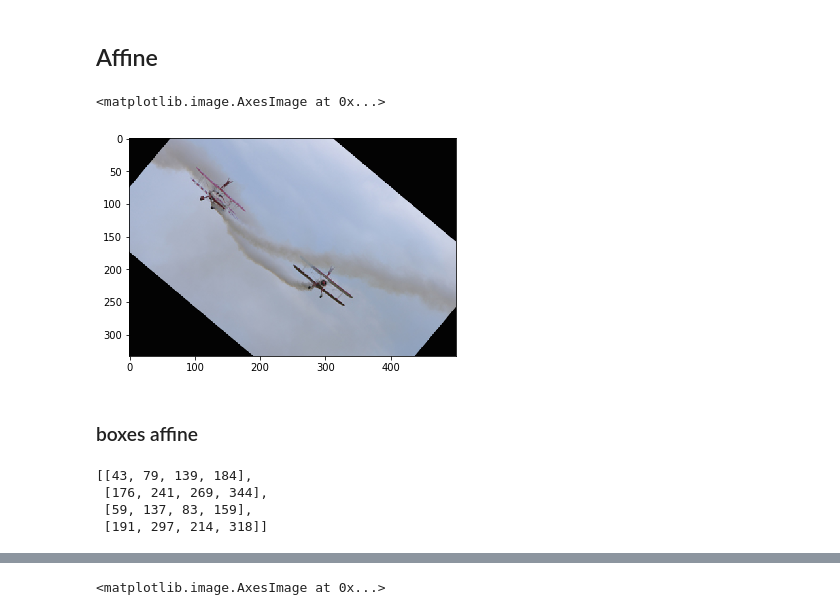
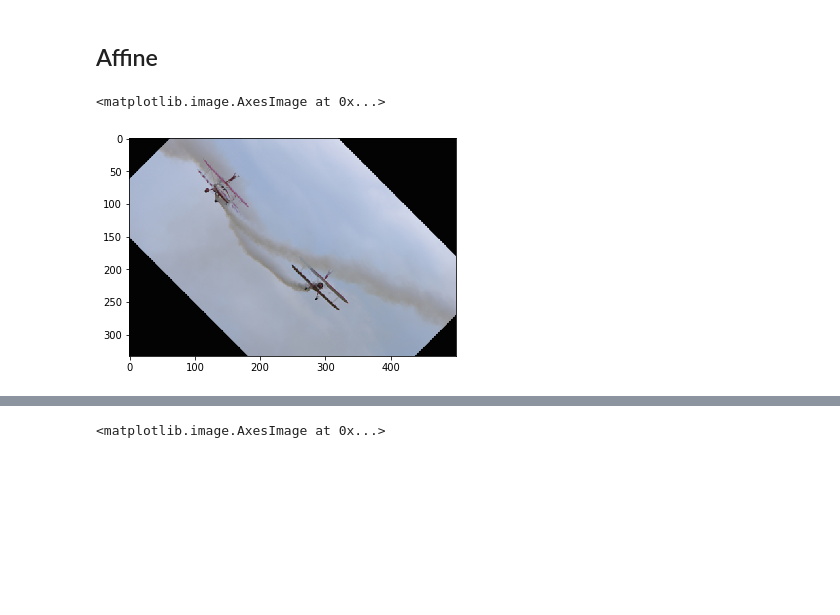
Before and after one commit to yizt/notebook, a Jupyter notebook: python/cv2_object_detect_aug.ipynb, the cells around one changed output, grey strips where cells are left out. Cells and saved outputs as stored; diff of their text form; code cells hidden in the pictures; blank space fills up the shorter version.

```diff
--- a/python/cv2_object_detect_aug.ipynb
+++ b/python/cv2_object_detect_aug.ipynb
@@ -567,20 +567,18 @@ plt.imshow(mask[:,:,3])
 # %%
 img_height, img_width = im.shape[:2]
 
 # Compute the rotation matrix.
 M = cv2.getRotationMatrix2D(center=(img_width / 2, img_height / 2),
-                            angle=-40,
+                            angle=-45,
                             scale=1)
 
 # Scale the image.
 image = cv2.warpAffine(im.copy(),
                        M=M,
                        dsize=(img_width, img_height),
                        borderMode=cv2.BORDER_CONSTANT,
                        borderValue=(3,3,3))
 plt.imshow(image)
 # %% [output]
 <matplotlib.image.AxesImage at 0x...>
-[figure, old version]
+[figure, new version]
-# %% [markdown]
-### boxes affine
@@ -596,14 +584,0 @@ x = cv2.warpAffine(x,
-# %%
-hs,ws=np.where(x[:,:,2]==100)
-bb=[]
-for i in range(x.shape[-1]):
-    ys,xs=np.where(x[:,:,i]==100)
-    y1,y2=np.min(ys),np.max(ys)
-    x1,x2=np.min(xs),np.max(xs)
-    bb.append([y1,x1,y2,x2])
-bb
-# %% [output]
-[[43, 79, 139, 184],
- [176, 241, 269, 344],
- [59, 137, 83, 159],
- [191, 297, 214, 318]]
```
Also changed, not shown: parts of 4 cells of this notebook, 7 other files.
